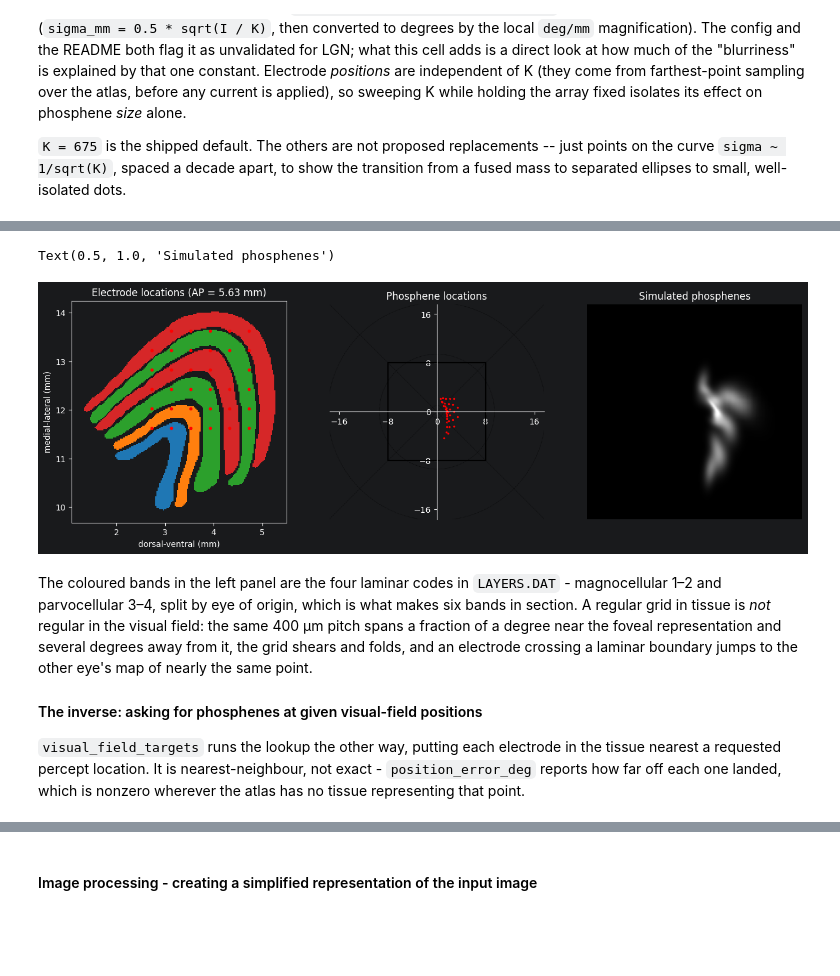
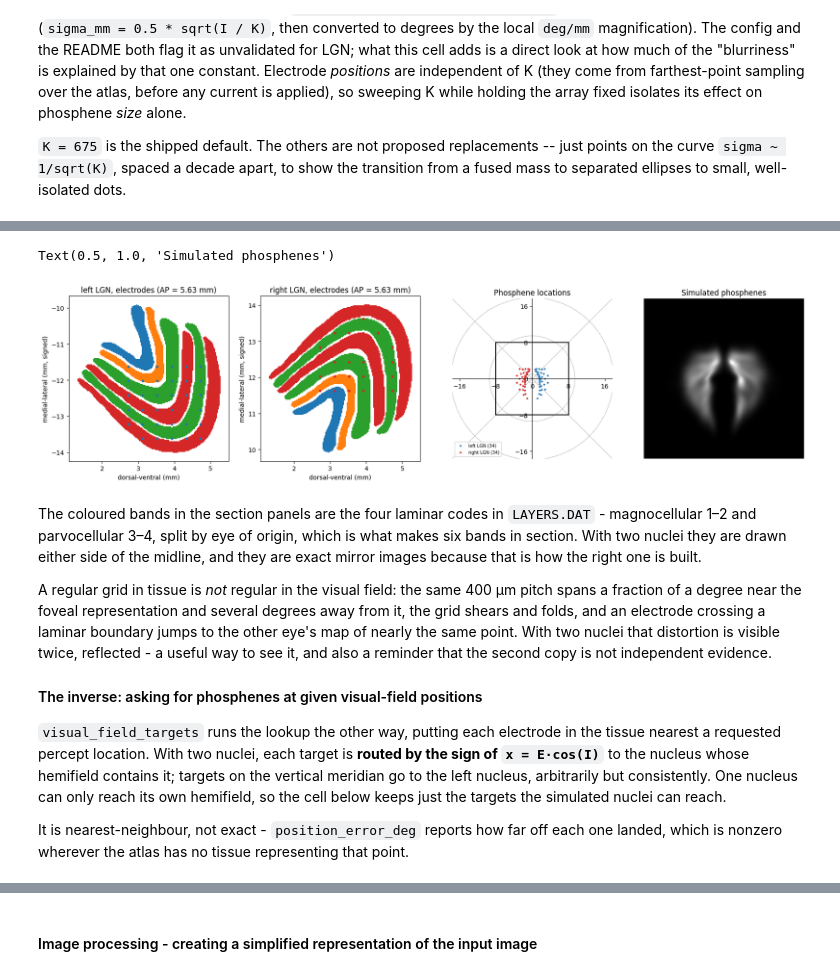
Before and after one commit to SebastianKrafft/dynaphos_LGN, a Jupyter notebook: examples/demo_simulator_lgn.ipynb, the cells around one changed output, grey strips where cells are left out. Drawn from its saved outputs; the diff is of its cells as text; code cells hidden in the pictures; blank space fills up the shorter version.

```diff
--- a/examples/demo_simulator_lgn.ipynb
+++ b/examples/demo_simulator_lgn.ipynb
@@ -167,9 +284,9 @@ params['electrodes']['n_electrodes'] = n_phosphenes
 # Initialize simulator
 simulator, parts = build_simulator(params, atlas_dir=ATLAS_DIR)
 
-atlas = parts['atlas']
+atlases = {name: part['atlas']                # kept for section 2
+           for name, part in hemisphere_parts(parts).items()}
 n_phosphenes = simulator.num_phosphenes
-phosphene_coords = simulator.array.visual_field
 
 print(simulator.describe())
 # %% [output]
@@ -460,12 +739,11 @@ Every phosphene above is sized from `current_spread.k_ua_per_mm2 = 675`, taken u
 `K = 675` is the shipped default. The others are not proposed replacements -- just points on the curve `sigma ~ 1/sqrt(K)`, spaced a decade apart, to show the transition from a fused mass to separated ellipses to small, well-isolated dots.
 # %%
 def build_with_k(k_ua_per_mm2, n_electrodes=25):
-    p = utils.load_params('../config/params_lgn.yaml')
-    p['electrodes']['max_eccentricity_deg'] = 6.0
-    p['electrodes']['n_electrodes'] = n_electrodes
+    p = load_config()
+    p['electrodes']['n_electrodes'] = n_electrodes       # per nucleus
     p['current_spread']['k_ua_per_mm2'] = k_ua_per_mm2
     sim, parts = build_simulator(p, atlas_dir=ATLAS_DIR)
-    major, minor = sim.array.phosphene_sigma_deg(100.)
+    major, minor = sigma_deg(sim, 100.)
     return dict(simulator=sim, major=major, minor=minor)
 
 # 675 is the shipped default (== V1's, unmodified); the rest are just
@@ -483,8 +761,8 @@ for ax, k, result in zip(axs, k_values, results_k):
     ax.set(xlabel='visual field x (deg)',
            title=f'K = {k:,.0f} uA/mm^2\nmedian sigma {np.nanmedian(result["major"]):.3f} deg')
 axs[0].set_ylabel('visual field y (deg)')
-fig.suptitle('25 electrodes at 100 uA: phosphene shape vs. the current-spread '
-            'constant K (position held fixed)')
+fig.suptitle(f'{sim.num_phosphenes} electrodes at 100 uA: phosphene shape vs. '
+             f'the current-spread constant K (position held fixed)')
 fig.tight_layout()
 # %% [output]
 INFO Loading cached Jacobian atlas from ..\data\Erwin_Atlas\JACOBIAN.npz.
@@ -549,29 +843,36 @@ INFO Candidate neighbourhood: 6667 voxels per electrode (stride 2, radius 0.584
 # %%
 # Visualize
-fig, axs = plt.subplots(1,3, figsize=(16,5))
+n_panels = len(atlases) + 2
+fig, axs = plt.subplots(1, n_panels, figsize=(5.3 * n_panels, 5))
 
-# Plot the electrode locations on a coronal section through the LGN
-plot_lgn_section(params, atlas, axs[0], ap_mm=center_ap, field="layer")
-electrodes_mm = index_to_horsley_clarke(params, coordinates_lgn)
-axs[0].plot(electrodes_mm[:,1], electrodes_mm[:,0], 'r.', markersize=6)
-axs[0].set_title(f'Electrode locations (AP = {center_ap:.2f} mm)')
+# Plot each nucleus on a coronal section, placed on its own side of the
+# midline so a pair reads anatomically
+for ax, (name, atlas) in zip(axs, atlases.items()):
+    plot_lgn_section(params, atlas, ax, ap_mm=center_ap)
+    positions = electrode_positions_mm(atlas, voxels[name])
+    ax.plot(positions[:, 1], positions[:, 0], '.',
+            color=HEMISPHERE_COLOURS[name], markersize=6)
+    ax.set_title(f'{name} LGN, electrodes (AP = {center_ap:.2f} mm)')
 
 # Plot the phosphene locations in the visual field
-axs[1].plot(*phosphene_coords.cartesian, 'r.', markersize=3)
-plot_fov(params, axs[1])
-axs[1].set_title('Phosphene locations')
+plot_phosphene_locations(simulator, axs[-2], params)
+axs[-2].set_title('Phosphene locations')
 
 # Plot the simulated phosphene image
-axs[2].imshow(phosphenes,cmap='gray', origin='lower') # (origin is lower left)
-axs[2].axis('off')
-axs[2].set_title('Simulated phosphenes')
+axs[-1].imshow(phosphenes, cmap='gray', origin='lower') # (origin is lower left)
+axs[-1].axis('off')
+axs[-1].set_title('Simulated phosphenes')
 # %% [output]
 Text(0.5, 1.0, 'Simulated phosphenes')
-[figure, old version]
+[figure, new version]
 # %% [markdown]
-The coloured bands in the left panel are the four laminar codes in `LAYERS.DAT` - magnocellular 1–2 and parvocellular 3–4, split by eye of origin, which is what makes six bands in section. A regular grid in tissue is *not* regular in the visual field: the same 400 µm pitch spans a fraction of a degree near the foveal representation and several degrees away from it, the grid shears and folds, and an electrode crossing a laminar boundary jumps to the other eye's map of nearly the same point.
+The coloured bands in the section panels are the four laminar codes in `LAYERS.DAT` - magnocellular 1–2 and parvocellular 3–4, split by eye of origin, which is what makes six bands in section. With two nuclei they are drawn either side of the midline, and they are exact mirror images because that is how the right one is built.
+
+A regular grid in tissue is *not* regular in the visual field: the same 400 µm pitch spans a fraction of a degree near the foveal representation and several degrees away from it, the grid shears and folds, and an electrode crossing a laminar boundary jumps to the other eye's map of nearly the same point. With two nuclei that distortion is visible twice, reflected - a useful way to see it, and also a reminder that the second copy is not independent evidence.
 
 #### The inverse: asking for phosphenes at given visual-field positions
-`visual_field_targets` runs the lookup the other way, putting each electrode in the tissue nearest a requested percept location. It is nearest-neighbour, not exact - `position_error_deg` reports how far off each one landed, which is nonzero wherever the atlas has no tissue representing that point.
+`visual_field_targets` runs the lookup the other way, putting each electrode in the tissue nearest a requested percept location. With two nuclei, each target is **routed by the sign of `x = E·cos(I)`** to the nucleus whose hemifield contains it; targets on the vertical meridian go to the left nucleus, arbitrarily but consistently. One nucleus can only reach its own hemifield, so the cell below keeps just the targets the simulated nuclei can reach.
+
+It is nearest-neighbour, not exact - `position_error_deg` reports how far off each one landed, which is nonzero wherever the atlas has no tissue representing that point.
 # %%
 # Load the simulator configuration file
```
Also changed, not shown: parts of 56 cells of this notebook, 2 other files.
